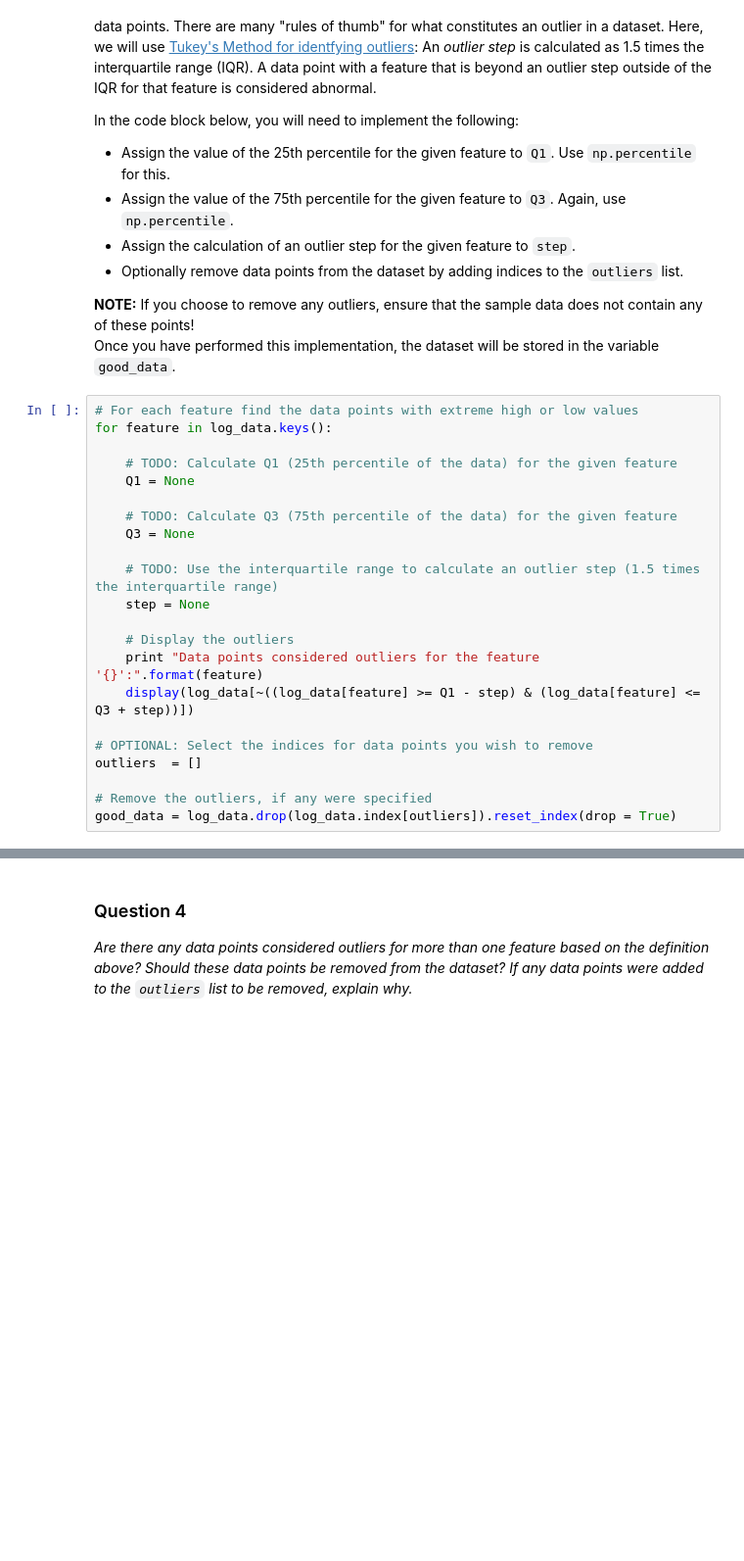
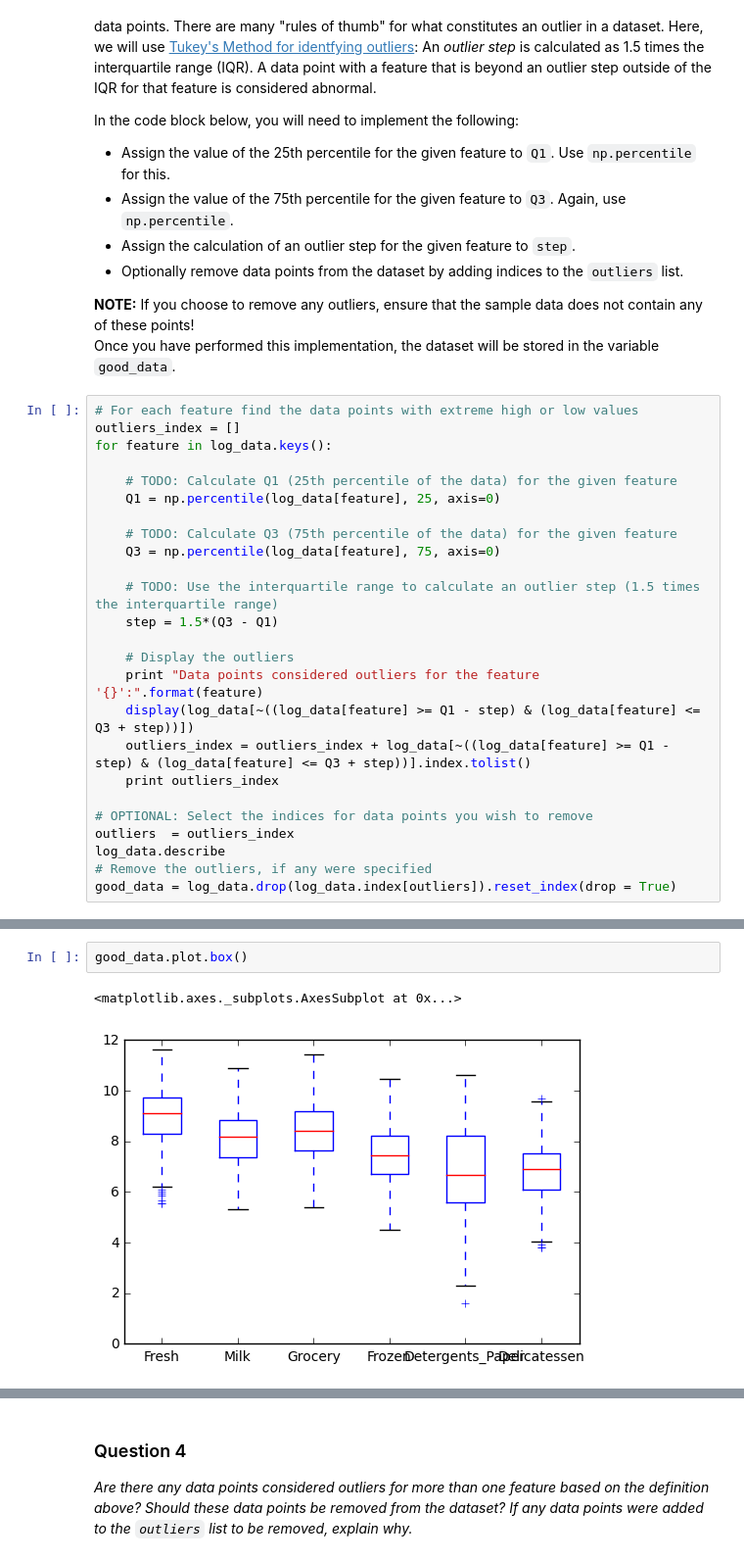
Before and after one commit to alpha-ibrahim/Udacity-machine-learning-engineer, a Jupyter notebook: customer_segments/customer_segments.ipynb, the cells around one changed output, grey strips where cells are left out. Shown at 98% size. Drawn from its saved outputs; the diff is of its cells as text; blank space fills up the shorter version.

```diff
--- a/customer_segments/customer_segments.ipynb
+++ b/customer_segments/customer_segments.ipynb
@@ -222,23 +216,26 @@ In the code block below, you will need to implement the following:
 Once you have performed this implementation, the dataset will be stored in the variable `good_data`.
 # %%
 # For each feature find the data points with extreme high or low values
+outliers_index = []
 for feature in log_data.keys():
 
     # TODO: Calculate Q1 (25th percentile of the data) for the given feature
-    Q1 = None
+    Q1 = np.percentile(log_data[feature], 25, axis=0)
 
     # TODO: Calculate Q3 (75th percentile of the data) for the given feature
-    Q3 = None
+    Q3 = np.percentile(log_data[feature], 75, axis=0)
 
     # TODO: Use the interquartile range to calculate an outlier step (1.5 times the interquartile range)
-    step = None
+    step = 1.5*(Q3 - Q1)
 
     # Display the outliers
     print "Data points considered outliers for the feature '{}':".format(feature)
     display(log_data[~((log_data[feature] >= Q1 - step) & (log_data[feature] <= Q3 + step))])
+    outliers_index = outliers_index + log_data[~((log_data[feature] >= Q1 - step) & (log_data[feature] <= Q3 + step))].index.tolist()
+    print outliers_index
 
 # OPTIONAL: Select the indices for data points you wish to remove
-outliers  = []
-
+outliers  = outliers_index
+log_data.describe
 # Remove the outliers, if any were specified
 good_data = log_data.drop(log_data.index[outliers]).reset_index(drop = True)
@@ -244,0 +341,5 @@ good_data = log_data.drop(log_data.index[outliers]).reset_index(drop = True)
+# %%
+good_data.plot.box()
+# %% [output]
+<matplotlib.axes._subplots.AxesSubplot at 0x...>
+[figure, added]
```
Also changed, not shown: parts of 19 cells of this notebook.
